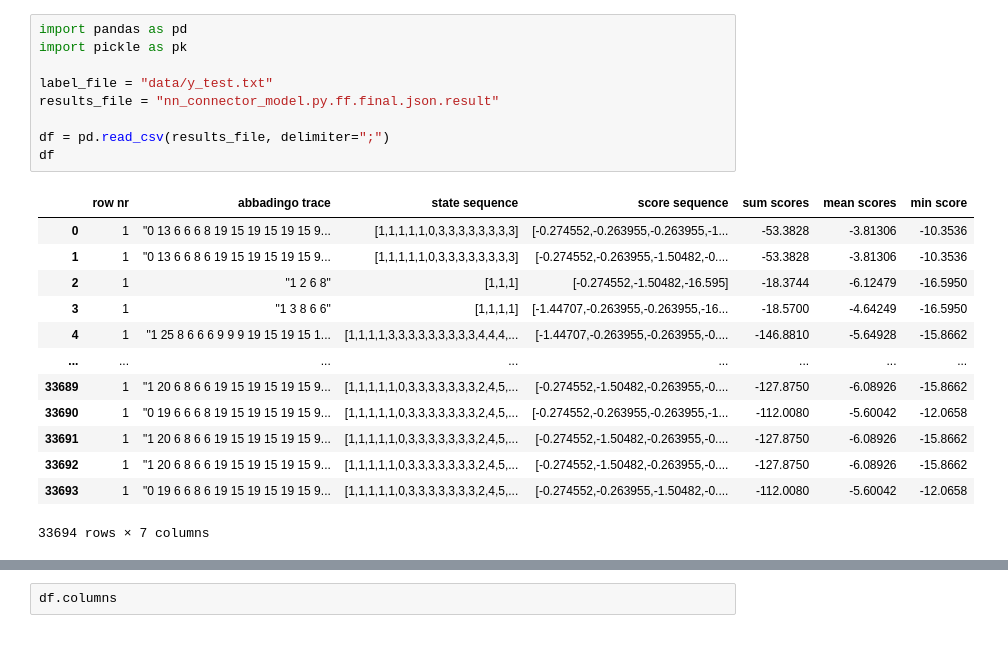
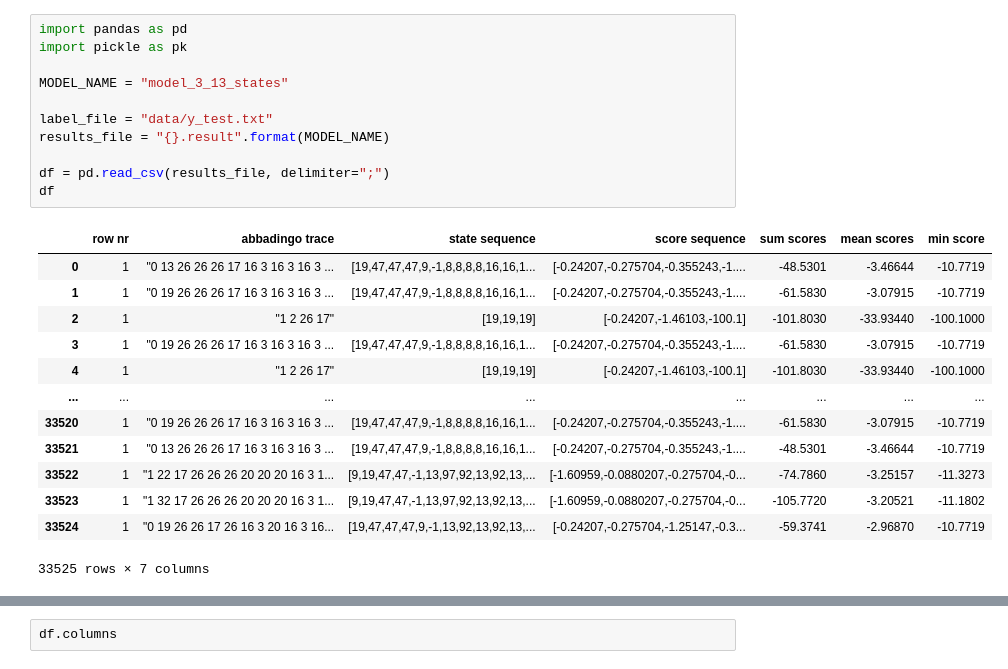
Before and after one commit to tudelft-cda-lab/FlexFringe, a Jupyter notebook: data/active_learning/test_nn_queries/HDFS_network/evaluate_distilled_model_results.ipynb, the cells around one changed output, grey strips where cells are left out. Saved outputs shown, nothing was run; the diff lists cells and outputs as text.

```diff
--- a/data/active_learning/test_nn_queries/HDFS_network/evaluate_distilled_model_results.ipynb
+++ b/data/active_learning/test_nn_queries/HDFS_network/evaluate_distilled_model_results.ipynb
@@ -19,26 +26,28 @@ Event_traces.csv   hdfs_test_normal    readme.md   y_test.txt
 # %%
 import pandas as pd
 import pickle as pk
 
+MODEL_NAME = "model_3_13_states"
+
 label_file = "data/y_test.txt"
-results_file = "nn_connector_model.py.ff.final.json.result"
+results_file = "{}.result".format(MODEL_NAME)
 
 df = pd.read_csv(results_file, delimiter=";")
 df
 # %% [output]
 |  | row nr | abbadingo trace | state sequence | score sequence | sum scores | mean scores | min score |
-| 0 | 1 | "0 13 6 6 6 8 19 15 19 15 19 15 9... | [1,1,1,1,1,0,3,3,3,3,3,3,3,3] | [-0.274552,-0.263955,-0.263955,-1... | -53.3828 | -3.81306 | -10.3536 |
-| 1 | 1 | "0 13 6 6 8 6 19 15 19 15 19 15 9... | [1,1,1,1,1,0,3,3,3,3,3,3,3,3] | [-0.274552,-0.263955,-1.50482,-0.... | -53.3828 | -3.81306 | -10.3536 |
-| 2 | 1 | "1 2 6 8" | [1,1,1] | [-0.274552,-1.50482,-16.595] | -18.3744 | -6.12479 | -16.5950 |
-| 3 | 1 | "1 3 8 6 6" | [1,1,1,1] | [-1.44707,-0.263955,-0.263955,-16... | -18.5700 | -4.64249 | -16.5950 |
-| 4 | 1 | "1 25 8 6 6 6 9 9 9 19 15 19 15 1... | [1,1,1,1,3,3,3,3,3,3,3,3,3,4,4,4,... | [-1.44707,-0.263955,-0.263955,-0.... | -146.8810 | -5.64928 | -15.8662 |
+| 0 | 1 | "0 13 26 26 26 17 16 3 16 3 16 3 ... | [19,47,47,47,9,-1,8,8,8,8,16,16,1... | [-0.24207,-0.275704,-0.355243,-1.... | -48.5301 | -3.46644 | -10.7719 |
+| 1 | 1 | "0 19 26 26 26 17 16 3 16 3 16 3 ... | [19,47,47,47,9,-1,8,8,8,8,16,16,1... | [-0.24207,-0.275704,-0.355243,-1.... | -61.5830 | -3.07915 | -10.7719 |
+| 2 | 1 | "1 2 26 17" | [19,19,19] | [-0.24207,-1.46103,-100.1] | -101.8030 | -33.93440 | -100.1000 |
+| 3 | 1 | "0 19 26 26 26 17 16 3 16 3 16 3 ... | [19,47,47,47,9,-1,8,8,8,8,16,16,1... | [-0.24207,-0.275704,-0.355243,-1.... | -61.5830 | -3.07915 | -10.7719 |
+| 4 | 1 | "1 2 26 17" | [19,19,19] | [-0.24207,-1.46103,-100.1] | -101.8030 | -33.93440 | -100.1000 |
 | ... | ... | ... | ... | ... | ... | ... | ... |
-| 33689 | 1 | "1 20 6 8 6 6 19 15 19 15 19 15 9... | [1,1,1,1,1,0,3,3,3,3,3,3,3,2,4,5,... | [-0.274552,-1.50482,-0.263955,-0.... | -127.8750 | -6.08926 | -15.8662 |
-| 33690 | 1 | "0 19 6 6 6 8 19 15 19 15 19 15 9... | [1,1,1,1,1,0,3,3,3,3,3,3,3,2,4,5,... | [-0.274552,-0.263955,-0.263955,-1... | -112.0080 | -5.60042 | -12.0658 |
-| 33691 | 1 | "1 20 6 8 6 6 19 15 19 15 19 15 9... | [1,1,1,1,1,0,3,3,3,3,3,3,3,2,4,5,... | [-0.274552,-1.50482,-0.263955,-0.... | -127.8750 | -6.08926 | -15.8662 |
-| 33692 | 1 | "1 20 6 8 6 6 19 15 19 15 19 15 9... | [1,1,1,1,1,0,3,3,3,3,3,3,3,2,4,5,... | [-0.274552,-1.50482,-0.263955,-0.... | -127.8750 | -6.08926 | -15.8662 |
-| 33693 | 1 | "0 19 6 6 8 6 19 15 19 15 19 15 9... | [1,1,1,1,1,0,3,3,3,3,3,3,3,2,4,5,... | [-0.274552,-0.263955,-1.50482,-0.... | -112.0080 | -5.60042 | -12.0658 |
+| 33520 | 1 | "0 19 26 26 26 17 16 3 16 3 16 3 ... | [19,47,47,47,9,-1,8,8,8,8,16,16,1... | [-0.24207,-0.275704,-0.355243,-1.... | -61.5830 | -3.07915 | -10.7719 |
+| 33521 | 1 | "0 13 26 26 26 17 16 3 16 3 16 3 ... | [19,47,47,47,9,-1,8,8,8,8,16,16,1... | [-0.24207,-0.275704,-0.355243,-1.... | -48.5301 | -3.46644 | -10.7719 |
+| 33522 | 1 | "1 22 17 26 26 26 20 20 20 16 3 1... | [9,19,47,47,-1,13,97,92,13,92,13,... | [-1.60959,-0.0880207,-0.275704,-0... | -74.7860 | -3.25157 | -11.3273 |
+| 33523 | 1 | "1 32 17 26 26 26 20 20 20 16 3 1... | [9,19,47,47,-1,13,97,92,13,92,13,... | [-1.60959,-0.0880207,-0.275704,-0... | -105.7720 | -3.20521 | -11.1802 |
+| 33524 | 1 | "0 19 26 26 17 26 16 3 20 16 3 16... | [19,47,47,47,9,-1,13,92,13,92,13,... | [-0.24207,-0.275704,-1.25147,-0.3... | -59.3741 | -2.96870 | -10.7719 |
-33694 rows × 7 columns
+33525 rows × 7 columns
 # %%
 y = list()
 with open(label_file, "rt") as inf:
```
Also changed, not shown: parts of 4 cells of this notebook, 24 other files.
